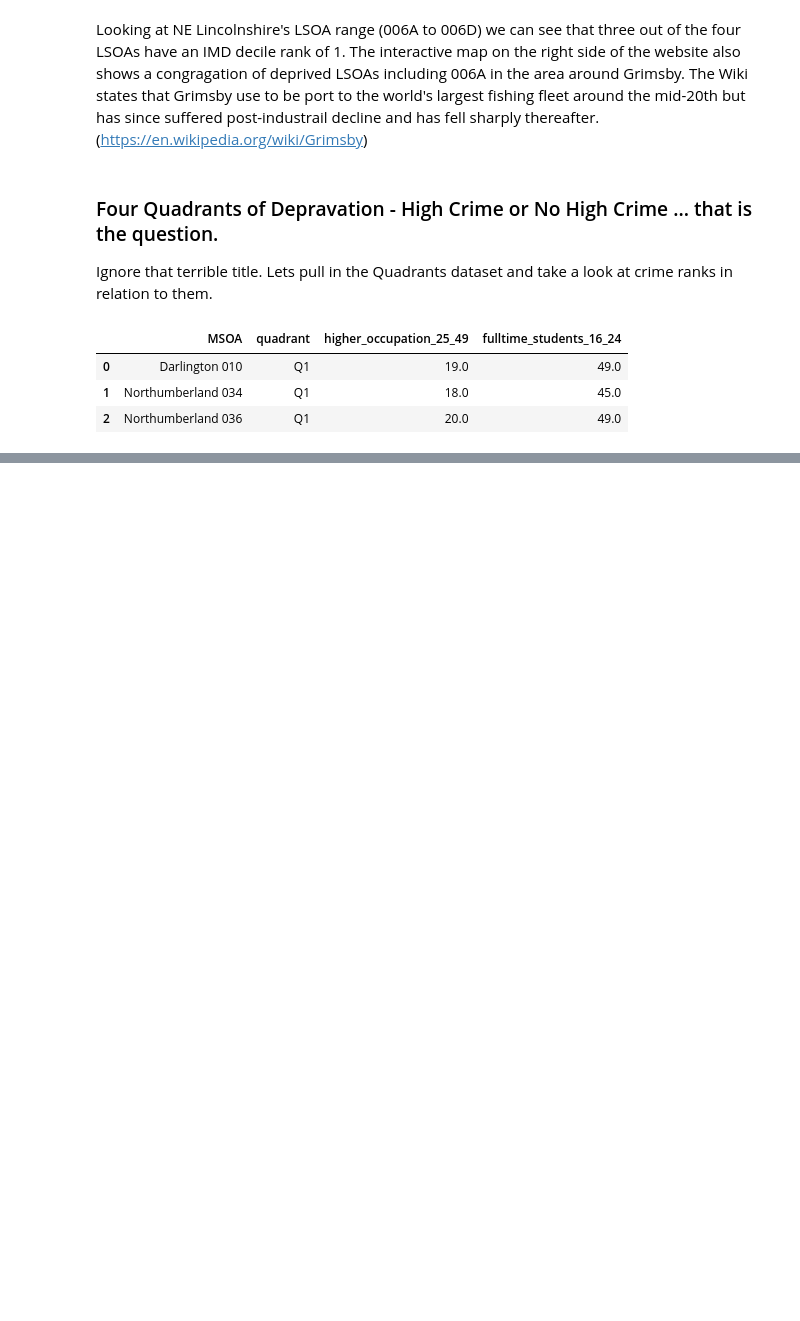
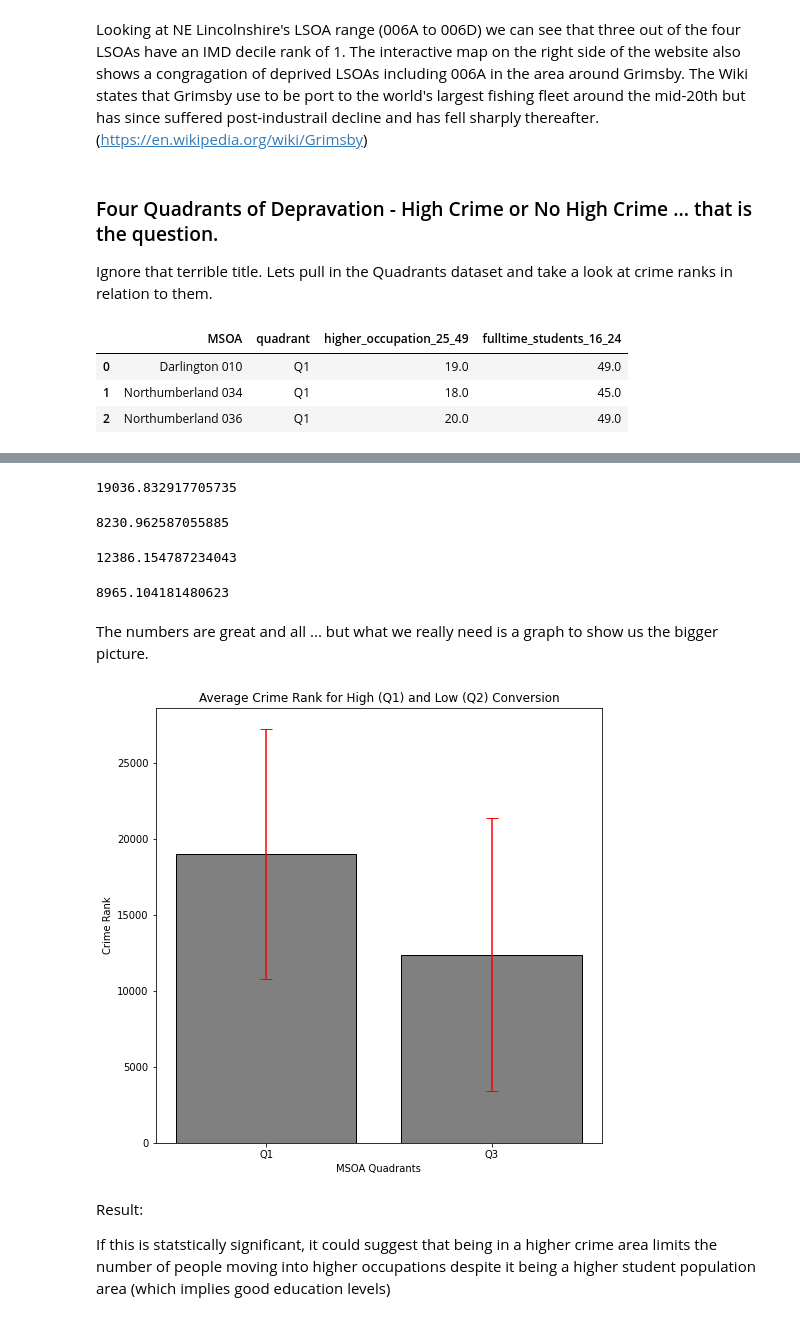
Before and after one commit to HamedPour/TM351_EMA, a Jupyter notebook: EMA_notebook2.ipynb, the cells around one changed output, grey strips where cells are left out. Saved outputs shown, nothing was run; the diff lists cells and outputs as text; code cells hidden in the pictures; blank space fills up the shorter version.

Commit message:
std plot for Q1 and Q2 conversion

```diff
--- a/EMA_notebook2.ipynb
+++ b/EMA_notebook2.ipynb
@@ -250,0 +260,38 @@ THE QUESITON GOES HERE!
+# %%
+Q1_mean = Q1_crimeRank_df["Crime_Rank"].mean()
+Q1_mean
+# %% [output]
+19036.832917705735
+# %%
+Q1_std = Q1_crimeRank_df["Crime_Rank"].std()
+Q1_std
+# %% [output]
+8230.962587055885
+# %%
+Q3_mean = Q3_crimeRank_df["Crime_Rank"].mean()
+Q3_mean
+# %% [output]
+12386.154787234043
+# %%
+Q3_std = Q3_crimeRank_df["Crime_Rank"].std()
+Q3_std
+# %% [output]
+8965.104181480623
+# %% [markdown]
+The numbers are great and all ... but what we really need is a graph to show us the bigger picture.
+# %%
+x = ["Q1", "Q3"]
+means = [Q1_mean, Q3_mean]
+stds = [Q1_std, Q3_std]
+plt.figure(figsize=(8,8))
+plt.xlabel("MSOA Quadrants")
+plt.ylabel("Crime Rank")
+plt.title("Average Crime Rank for High (Q1) and Low (Q2) Conversion")
+plt.bar(x, means, yerr=stds, color="gray", ec="black", ecolor="red", capsize=6)
+plt.show()
+# %% [output]
+[figure, added]
+# %% [markdown]
+Result:
+
+If this is statstically significant, it could suggest that being in a higher crime area limits the number of people moving into higher occupations despite it being a higher student population area (which implies good education levels)
```
Also changed, not shown: parts of 5 cells of this notebook.
